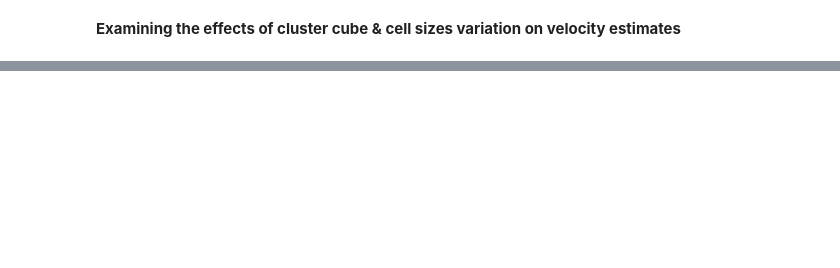
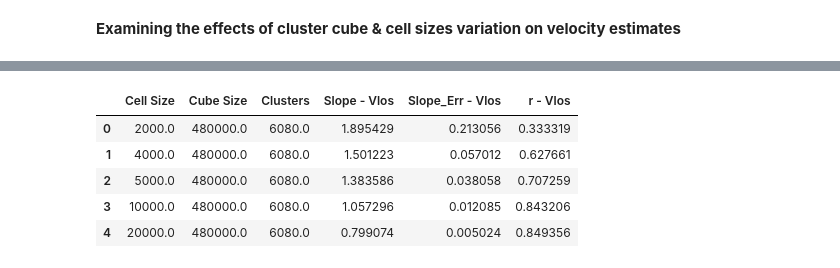
Before and after one commit to awaismirza92/velocity-reconstruction-and-kinetic-SZ, a Jupyter notebook: codes/velocity-reconstruction-big-sim-box.ipynb, the cells around one changed output, grey strips where cells are left out. Saved outputs shown, nothing was run; the diff lists cells and outputs as text; code cells hidden in the pictures; blank space fills up the shorter version.

```diff
--- a/codes/velocity-reconstruction-big-sim-box.ipynb
+++ b/codes/velocity-reconstruction-big-sim-box.ipynb
@@ -642,0 +712,9 @@ df_clusters_est_err.head()
+# %%
+cube_cell_size_assess
+# %% [output]
+|  | Cell Size | Cube Size | Clusters | Slope - Vlos | Slope_Err - Vlos | r - Vlos |
+| 0 | 2000.0 | 480000.0 | 6080.0 | 1.895429 | 0.213056 | 0.333319 |
+| 1 | 4000.0 | 480000.0 | 6080.0 | 1.501223 | 0.057012 | 0.627661 |
+| 2 | 5000.0 | 480000.0 | 6080.0 | 1.383586 | 0.038058 | 0.707259 |
+| 3 | 10000.0 | 480000.0 | 6080.0 | 1.057296 | 0.012085 | 0.843206 |
+| 4 | 20000.0 | 480000.0 | 6080.0 | 0.799074 | 0.005024 | 0.849356 |
```
Also changed, not shown: parts of 26 cells of this notebook.
